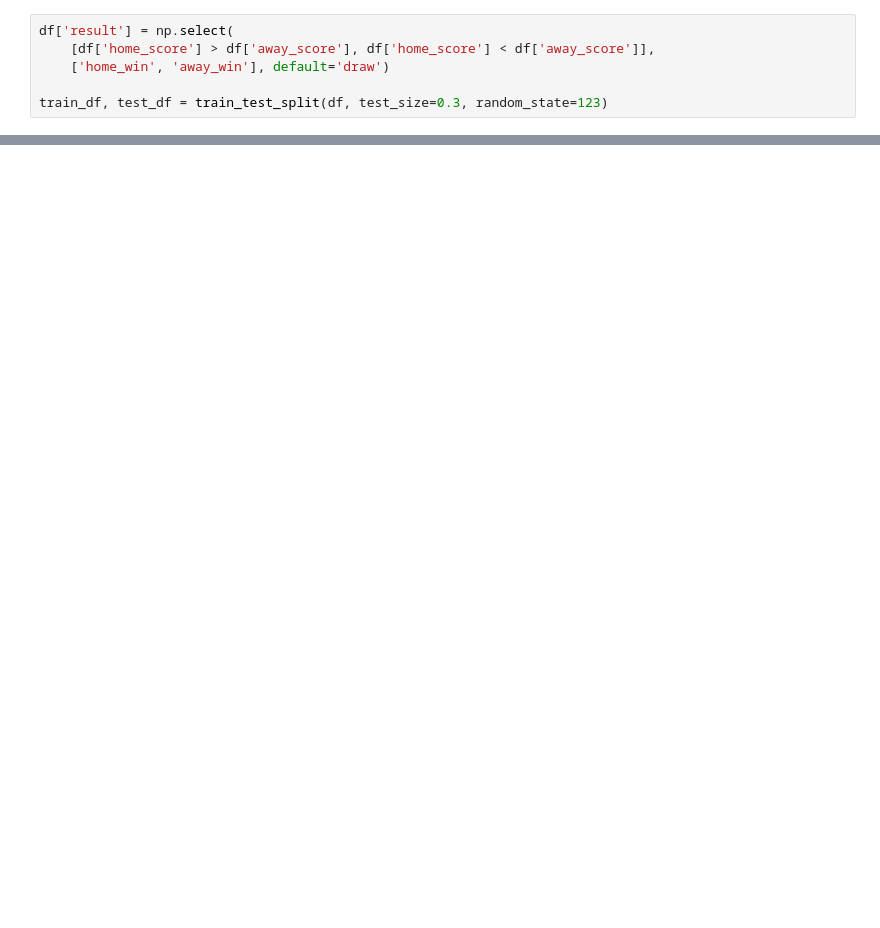
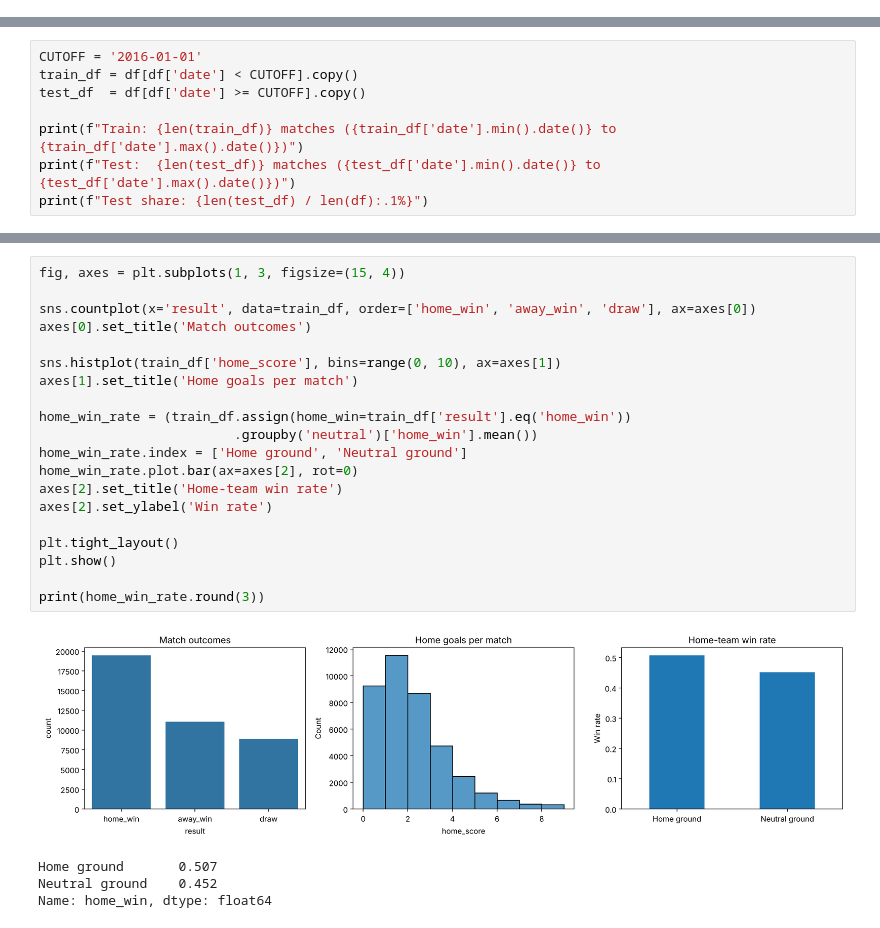
Before and after one commit to sabrinayuan07-cloud/World-Cup-2026-Predictor, a Jupyter notebook: world_cup_predictor.ipynb, the cells around one changed output, grey strips where cells are left out. Cells and saved outputs as stored; diff of their text form; blank space fills up the shorter version.

```diff
--- a/world_cup_predictor.ipynb
+++ b/world_cup_predictor.ipynb
@@ -94,6 +0,0 @@ I split the data into 70% training data and 30% test data with random_state = 12
-# %%
-df['result'] = np.select(
-    [df['home_score'] > df['away_score'], df['home_score'] < df['away_score']],
-    ['home_win', 'away_win'], default='draw')
-
-train_df, test_df = train_test_split(df, test_size=0.3, random_state=123)
@@ -698,0 +193,8 @@ Report final results: Report your final test score and the metric you used.
+# %%
+CUTOFF = '2016-01-01'
+train_df = df[df['date'] < CUTOFF].copy()
+test_df  = df[df['date'] >= CUTOFF].copy()
+
+print(f"Train: {len(train_df)} matches ({train_df['date'].min().date()} to {train_df['date'].max().date()})")
+print(f"Test:  {len(test_df)} matches ({test_df['date'].min().date()} to {test_df['date'].max().date()})")
+print(f"Test share: {len(test_df) / len(df):.1%}")
@@ -698,0 +231,25 @@ Report final results: Report your final test score and the metric you used.
+# %%
+fig, axes = plt.subplots(1, 3, figsize=(15, 4))
+
+sns.countplot(x='result', data=train_df, order=['home_win', 'away_win', 'draw'], ax=axes[0])
+axes[0].set_title('Match outcomes')
+
+sns.histplot(train_df['home_score'], bins=range(0, 10), ax=axes[1])
+axes[1].set_title('Home goals per match')
+
+home_win_rate = (train_df.assign(home_win=train_df['result'].eq('home_win'))
+                         .groupby('neutral')['home_win'].mean())
+home_win_rate.index = ['Home ground', 'Neutral ground']
+home_win_rate.plot.bar(ax=axes[2], rot=0)
+axes[2].set_title('Home-team win rate')
+axes[2].set_ylabel('Win rate')
+
+plt.tight_layout()
+plt.show()
+
+print(home_win_rate.round(3))
+# %% [output]
+[figure, added]
+Home ground       0.507
+Neutral ground    0.452
+Name: home_win, dtype: float64
```
Also changed, not shown: parts of 94 cells of this notebook, 1 other file.
